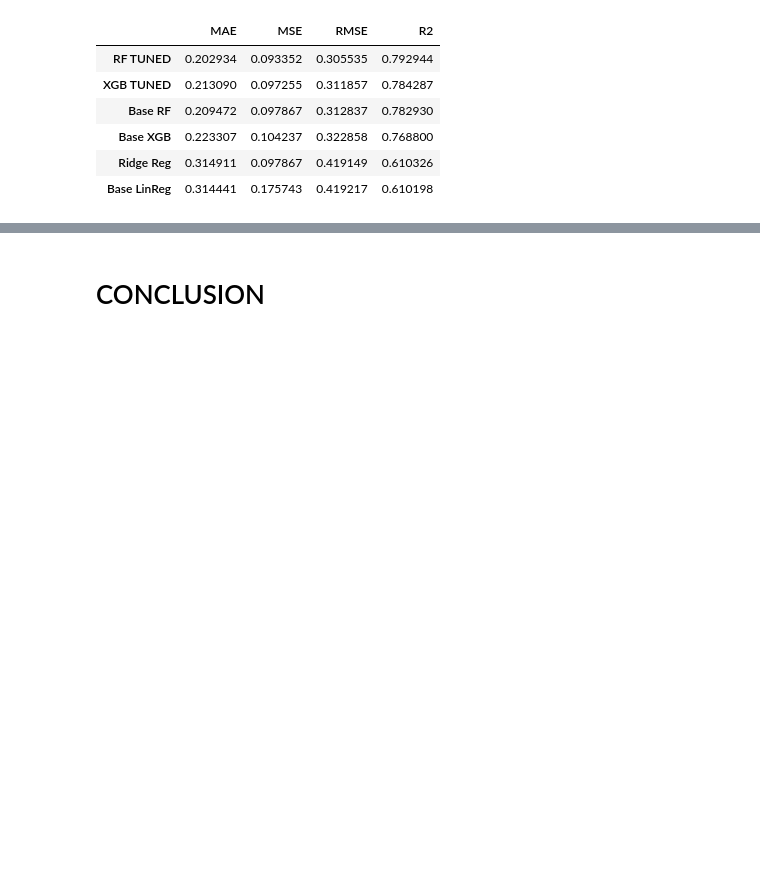
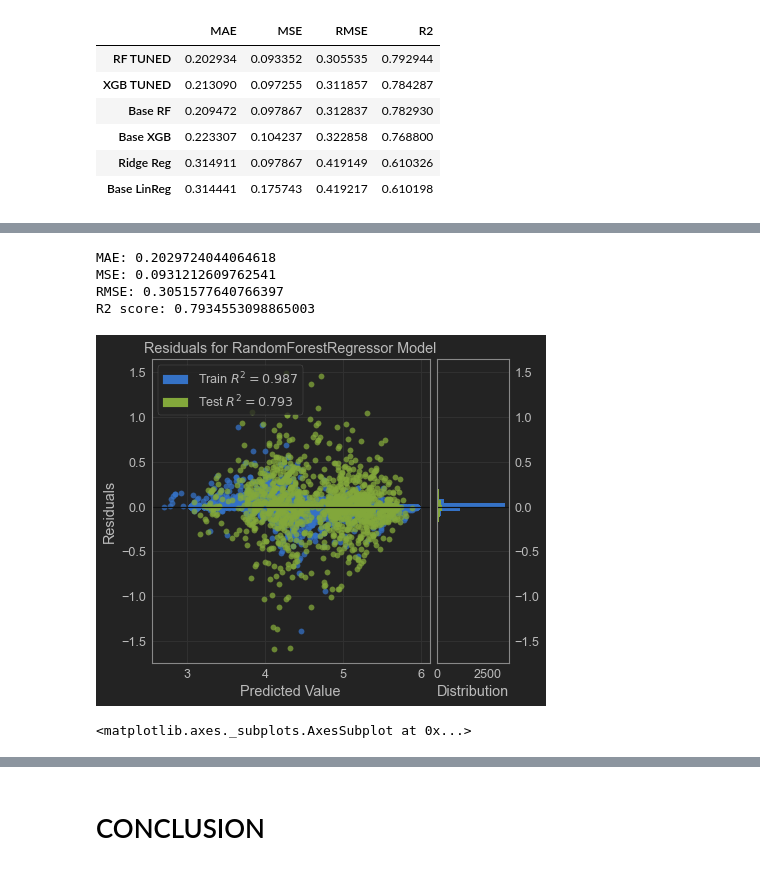
Before and after one commit to mikabtbr/Final-Project---Price-Prediction---Airbnb, a Jupyter notebook: 3.2 PRICE PREDICTION .2.ipynb, the cells around one changed output, grey strips where cells are left out. Cells and saved outputs as stored; diff of their text form; code cells hidden in the pictures; blank space fills up the shorter version.

```diff
--- a/3.2 PRICE PREDICTION .2.ipynb
+++ b/3.2 PRICE PREDICTION .2.ipynb
@@ -923,8 +918,9 @@ RFdata.head(10)
 # %%
-# rfcoba  = RandomForestRegressor(max_depth=None,
-#                        min_samples_split=2,
-#                        min_samples_leaf=1,
-#                        n_estimators = 230 ,
-#                         max_features=30,
-#                         bootstrap=False
-#                        )
+RF_TUNED = RandomForestRegressor(max_depth=20,
+                                 min_samples_split=2,
+                                 min_samples_leaf=1,
+                                 n_estimators=180,
+                                 max_features=20,
+                                 bootstrap=False,
+
+                                 )
@@ -954,3 +927,3 @@ rfcoba = RandomForestRegressor(max_depth=20,
 # %%
-# rfcoba.fit(X_train,y_train)
+RF_TUNED.fit(X_train,y_train)
 # %% [output]
@@ -1154,0 +1099,11 @@ pd.DataFrame(data=datas, index=['MAE','MSE','RMSE','R2']).T.sort_values(by='R2',
+# %%
+RF_TUNED = RandomForestRegressor(max_depth=20,
+                                 min_samples_split=2,
+                                 min_samples_leaf=1,
+                                 n_estimators=180,
+                                 max_features=20,
+                                 bootstrap=False,
+
+                                 )
+# %%
+RF_TUNED.fit(X_train,y_train)
@@ -1154,0 +1120,31 @@ pd.DataFrame(data=datas, index=['MAE','MSE','RMSE','R2']).T.sort_values(by='R2',
+# %%
+print('MAE:', mean_absolute_error(y_test, RF_TUNED_PREDICT))
+print('MSE:', mean_squared_error(y_test, RF_TUNED_PREDICT))
+print('RMSE:', np.sqrt(mean_squared_error(y_test, RF_TUNED_PREDICT)))
+print('R2 score:', r2_score(y_test, RF_TUNED_PREDICT))
+# print("RMSE on Training set :", rmse_cv_train(rf).mean())
+# print("RMSE on Test set :", rmse_cv_test(rf).mean())
+# %% [output]
+MAE: 0.2029724044064618
+MSE: 0.0931212609762541
+RMSE: 0.3051577640766397
+R2 score: 0.7934553098865003
+# %%
+from sklearn.model_selection import train_test_split
+from sklearn.linear_model import Ridge
+from yellowbrick.datasets import load_concrete
+from yellowbrick.regressor import ResidualsPlot
+
+# Load a regression dataset
+train, target = load_concrete()
+
+
+# Instantiate the linear model and visualizer
+visualizer = ResidualsPlot(RF_TUNED)
+
+visualizer.fit(X_train, y_train)  # Fit the training data to the visualizer
+visualizer.score(X_test, y_test)  # Evaluate the model on the test data
+visualizer.show()                 # Finalize and render the figure
+# %% [output]
+[figure, added]
+<matplotlib.axes._subplots.AxesSubplot at 0x...>
```
Also changed, not shown: parts of 26 cells of this notebook, 3 other files.
